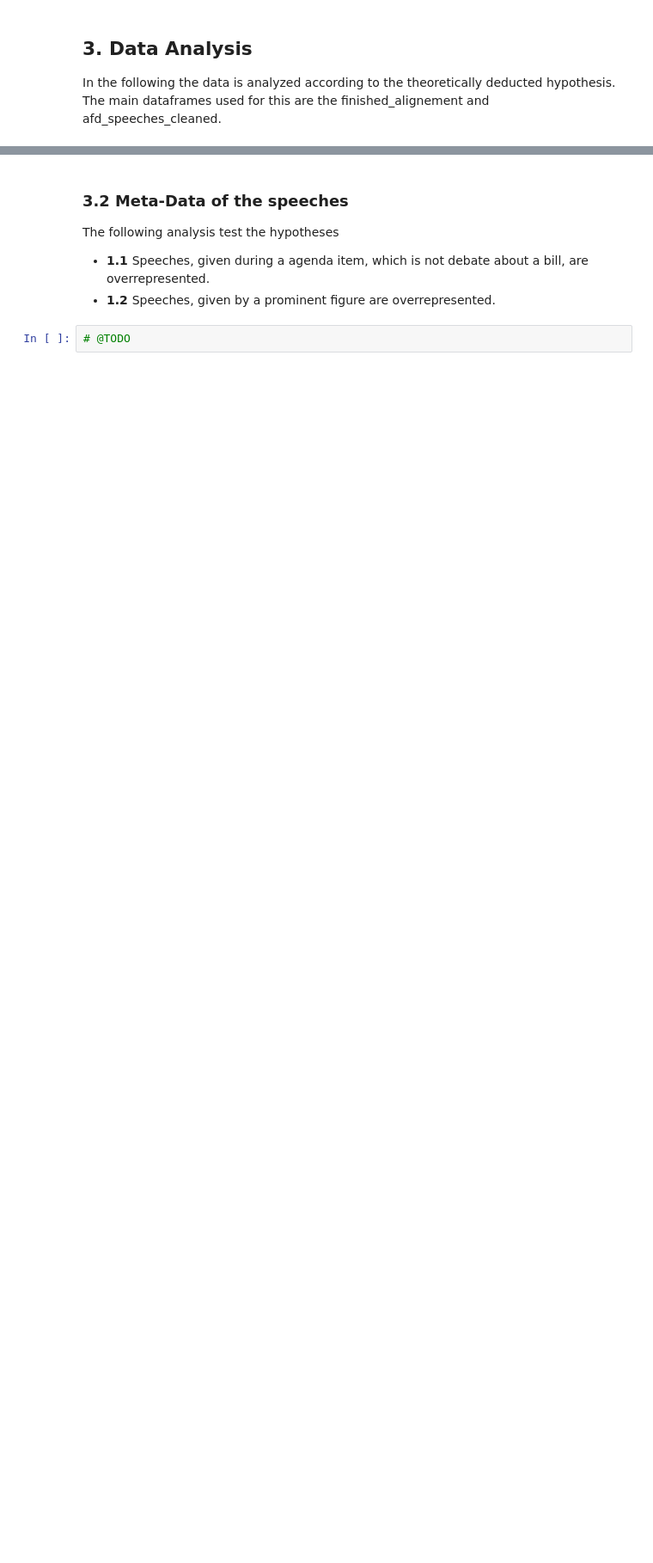
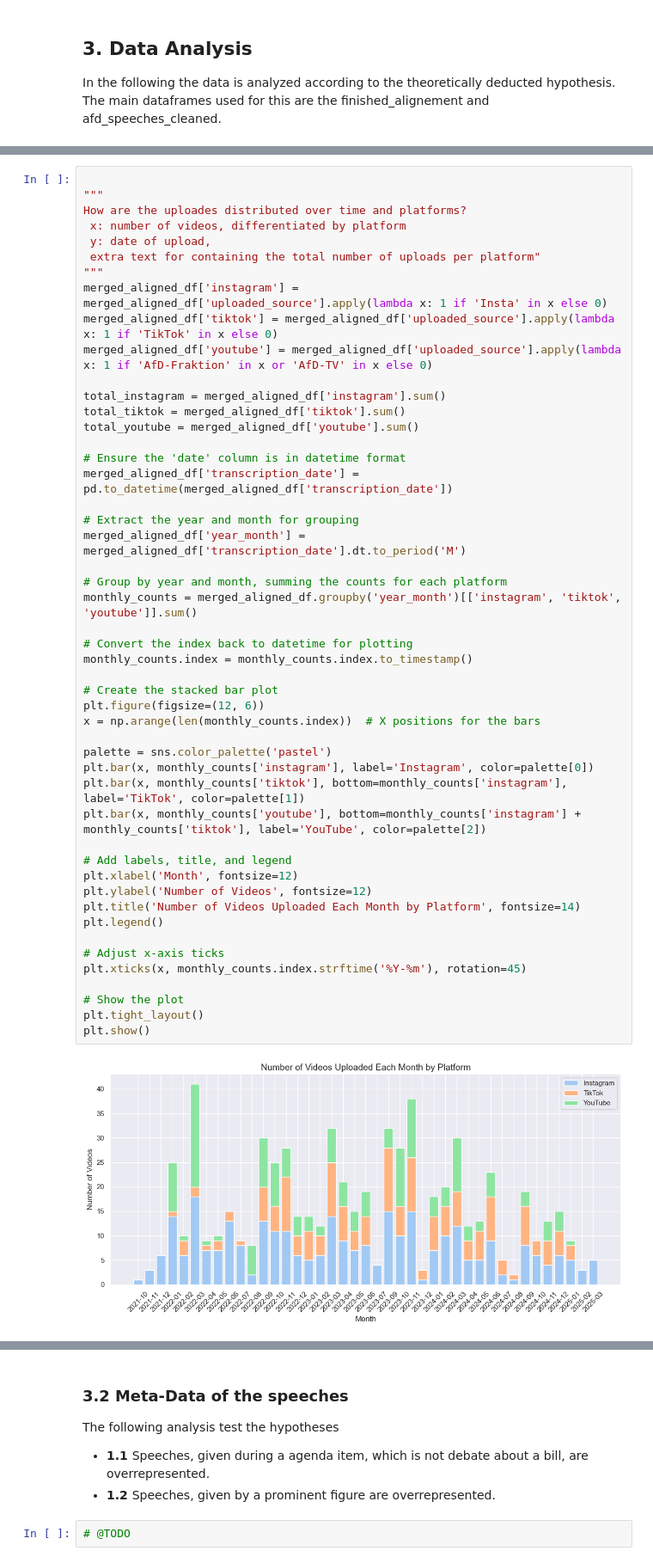
Before and after one commit to MoritzStockmar/afd-on-some, a Jupyter notebook: exploratory.ipynb, the cells around one changed output, grey strips where cells are left out. Shown at 86% size. Drawn from its saved outputs; the diff is of its cells as text; blank space fills up the shorter version.

```diff
--- a/exploratory.ipynb
+++ b/exploratory.ipynb
@@ -885,0 +924,51 @@ The following analysis are not part of testing any hypotheses but just to visual
+# %%
+
+"""
+How are the uploades distributed over time and platforms?
+ x: number of videos, differentiated by platform
+ y: date of upload,
+ extra text for containing the total number of uploads per platform"
+"""
+merged_aligned_df['instagram'] = merged_aligned_df['uploaded_source'].apply(lambda x: 1 if 'Insta' in x else 0)
+merged_aligned_df['tiktok'] = merged_aligned_df['uploaded_source'].apply(lambda x: 1 if 'TikTok' in x else 0)
+merged_aligned_df['youtube'] = merged_aligned_df['uploaded_source'].apply(lambda x: 1 if 'AfD-Fraktion' in x or 'AfD-TV' in x else 0)
+
+total_instagram = merged_aligned_df['instagram'].sum()
+total_tiktok = merged_aligned_df['tiktok'].sum()
+total_youtube = merged_aligned_df['youtube'].sum()
+
+# Ensure the 'date' column is in datetime format
+merged_aligned_df['transcription_date'] = pd.to_datetime(merged_aligned_df['transcription_date'])
+
+# Extract the year and month for grouping
+merged_aligned_df['year_month'] = merged_aligned_df['transcription_date'].dt.to_period('M')
+
+# Group by year and month, summing the counts for each platform
+monthly_counts = merged_aligned_df.groupby('year_month')[['instagram', 'tiktok', 'youtube']].sum()
+
+# Convert the index back to datetime for plotting
+monthly_counts.index = monthly_counts.index.to_timestamp()
+
+# Create the stacked bar plot
+plt.figure(figsize=(12, 6))
+x = np.arange(len(monthly_counts.index))  # X positions for the bars
+
+palette = sns.color_palette('pastel')
+plt.bar(x, monthly_counts['instagram'], label='Instagram', color=palette[0])
+plt.bar(x, monthly_counts['tiktok'], bottom=monthly_counts['instagram'], label='TikTok', color=palette[1])
+plt.bar(x, monthly_counts['youtube'], bottom=monthly_counts['instagram'] + monthly_counts['tiktok'], label='YouTube', color=palette[2])
+
+# Add labels, title, and legend
+plt.xlabel('Month', fontsize=12)
+plt.ylabel('Number of Videos', fontsize=12)
+plt.title('Number of Videos Uploaded Each Month by Platform', fontsize=14)
+plt.legend()
+
+# Adjust x-axis ticks
+plt.xticks(x, monthly_counts.index.strftime('%Y-%m'), rotation=45)
+
+# Show the plot
+plt.tight_layout()
+plt.show()
+# %% [output]
+[figure, added]
```
Also changed, not shown: parts of 14 cells of this notebook.
